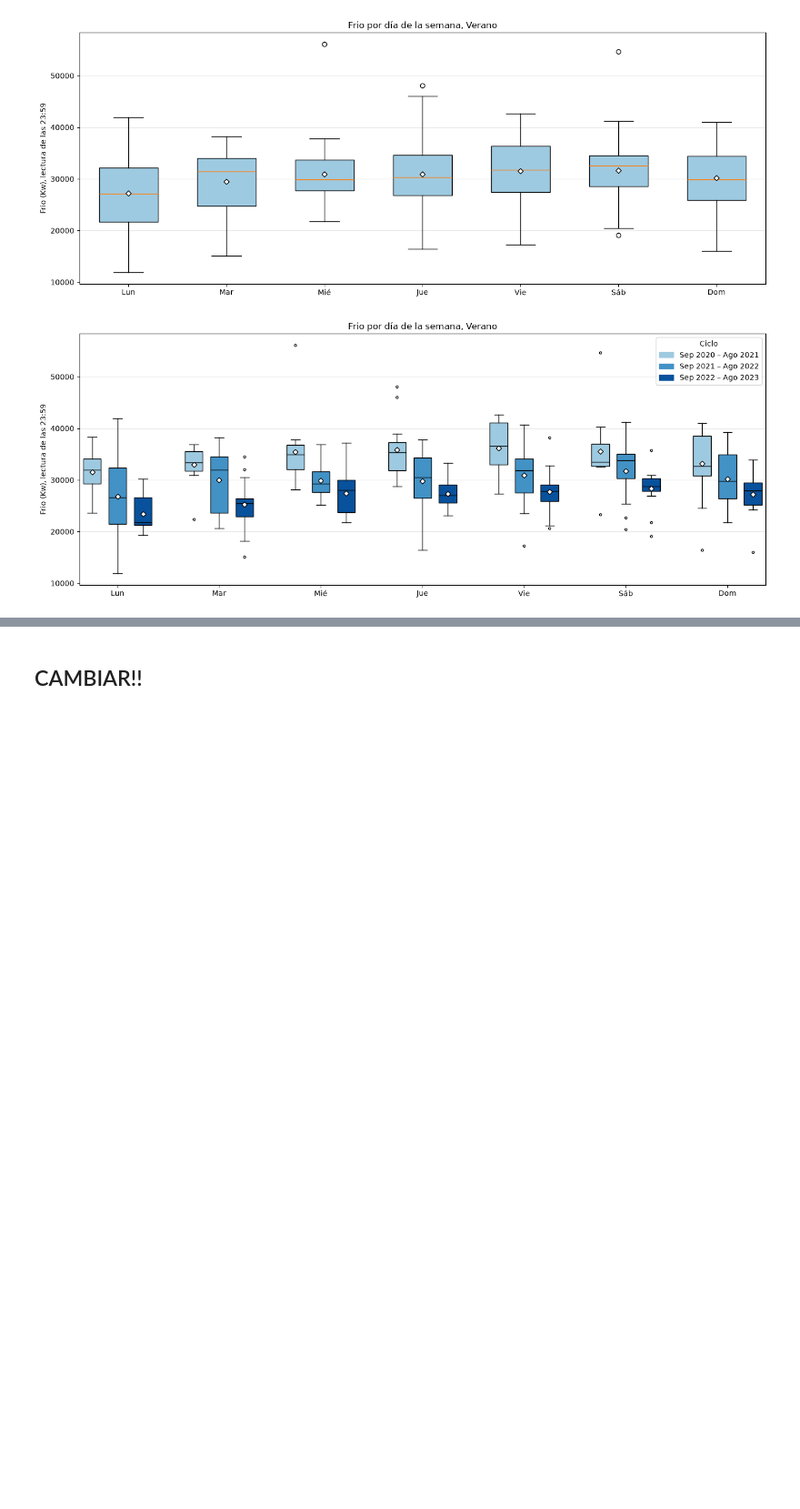
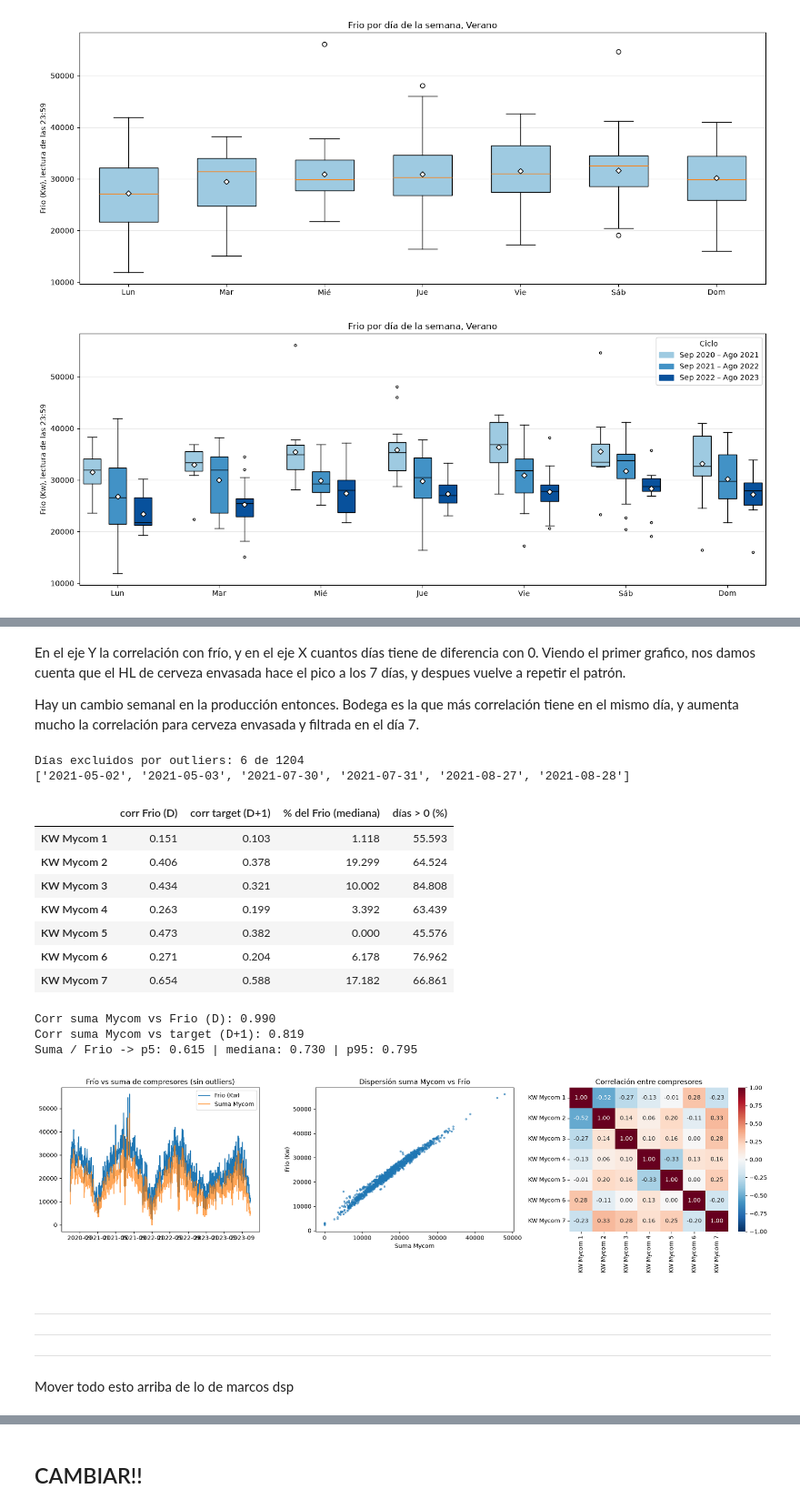
Before and after one commit to Marcjun/Cerveceria-LabDatosII, a Jupyter notebook: notebooks/eda.ipynb, the cells around one changed output, grey strips where cells are left out. Shown at 91% size. Drawn from its saved outputs; the diff is of its cells as text; code cells hidden in the pictures; blank space fills up the shorter version.

```diff
--- a/notebooks/eda.ipynb
+++ b/notebooks/eda.ipynb
@@ -1464,0 +1516,76 @@ Guardado en c:\Users\Usuario\Cerveceria-LabDatosII\data\processed\datos_base.csv
+# %% [markdown]
+En el eje Y la correlación con frío, y en el eje X cuantos días tiene de diferencia con 0.
+Viendo el primer grafico, nos damos cuenta que el HL de cerveza envasada hace el pico a los 7 días, y despues vuelve a repetir el patrón.
+
+Hay un cambio semanal en la producción entonces. Bodega es la que más correlación tiene en el mismo día, y aumenta mucho la correlación para cerveza envasada y filtrada en el día 7.
+# %%
+c_frio = "Consolidado EE | Frio (Kw)"
+mycom = sorted(c for c in df_dias.columns if re.search(r"mycom", c, flags=re.IGNORECASE))
+
+# --- Filtro de outliers: valor > FACTOR veces el p99 de su propia columna ---
+FACTOR = 10
+cols_ctl = [c_frio, "target"] + mycom
+p99 = df_dias[cols_ctl].quantile(0.99)
+fuera = df_dias[cols_ctl].gt(p99 * FACTOR, axis=1) & (p99 > 0)
+valido = ~fuera.any(axis=1)
+
+print(f"Días excluidos por outliers: {(~valido).sum()} de {len(df_dias)}")
+print(df_dias.loc[~valido, "DIA"].dt.strftime("%Y-%m-%d").tolist())
+
+d = df_dias.loc[valido].copy()          # de acá en adelante todo usa d, no df_dias
+suma_mycom = d[mycom].sum(axis=1)
+
+resumen_mycom = pd.DataFrame({
+    "corr Frio (D)": d[mycom].corrwith(d[c_frio]),
+    "corr target (D+1)": d[mycom].corrwith(d["target"]),
+    "% del Frio (mediana)": d[mycom].div(d[c_frio], axis=0).median().mul(100),
+    "días > 0 (%)": d[mycom].gt(0).mean().mul(100),
+}).round(3)
+resumen_mycom.index = [c.split(" | ", 1)[-1] for c in mycom]
+display(resumen_mycom)
+
+ratio = suma_mycom / d[c_frio]
+print(f"Corr suma Mycom vs Frio (D): {suma_mycom.corr(d[c_frio]):.3f}")
+print(f"Corr suma Mycom vs target (D+1): {suma_mycom.corr(d['target']):.3f}")
+print(f"Suma / Frio -> p5: {ratio.quantile(0.05):.3f} | mediana: {ratio.median():.3f} | p95: {ratio.quantile(0.95):.3f}")
+
+fig, axes = plt.subplots(1, 3, figsize=(18, 5))
+
+axes[0].plot(d["DIA"], d[c_frio], label="Frio (Kw)")
+axes[0].plot(d["DIA"], suma_mycom, label="Suma Mycom", alpha=0.7)
+axes[0].set_title("Frío vs suma de compresores (sin outliers)")
+axes[0].legend()
+
+axes[1].scatter(suma_mycom, d[c_frio], s=8, alpha=0.5)
+axes[1].set_xlabel("Suma Mycom")
+axes[1].set_ylabel("Frio (Kw)")
+axes[1].set_title("Dispersión suma Mycom vs Frío")
+
+corr_mycom = d[mycom].corr()
+corr_mycom.index = corr_mycom.columns = [c.split(" | ", 1)[-1] for c in mycom]
+sns.heatmap(corr_mycom, cmap="RdBu_r", vmin=-1, vmax=1, annot=True, fmt=".2f", ax=axes[2])
+axes[2].set_title("Correlación entre compresores")
+
+plt.tight_layout()
+plt.show()
+# %% [output]
+Días excluidos por outliers: 6 de 1204
+['2021-05-02', '2021-05-03', '2021-07-30', '2021-07-31', '2021-08-27', '2021-08-28']
+|  | corr Frio (D) | corr target (D+1) | % del Frio (mediana) | días > 0 (%) |
+| KW Mycom 1 | 0.151 | 0.103 | 1.118 | 55.593 |
+| KW Mycom 2 | 0.406 | 0.378 | 19.299 | 64.524 |
+| KW Mycom 3 | 0.434 | 0.321 | 10.002 | 84.808 |
+| KW Mycom 4 | 0.263 | 0.199 | 3.392 | 63.439 |
+| KW Mycom 5 | 0.473 | 0.382 | 0.000 | 45.576 |
+| KW Mycom 6 | 0.271 | 0.204 | 6.178 | 76.962 |
+| KW Mycom 7 | 0.654 | 0.588 | 17.182 | 66.861 |
+Corr suma Mycom vs Frio (D): 0.990
+Corr suma Mycom vs target (D+1): 0.819
+Suma / Frio -> p5: 0.615 | mediana: 0.730 | p95: 0.795
+[figure, added]
+# %% [markdown]
+---
+---
+---
+# %% [markdown]
+Mover todo esto arriba de lo de marcos dsp
```
Also changed, not shown: parts of 43 cells of this notebook, 1 other file.
